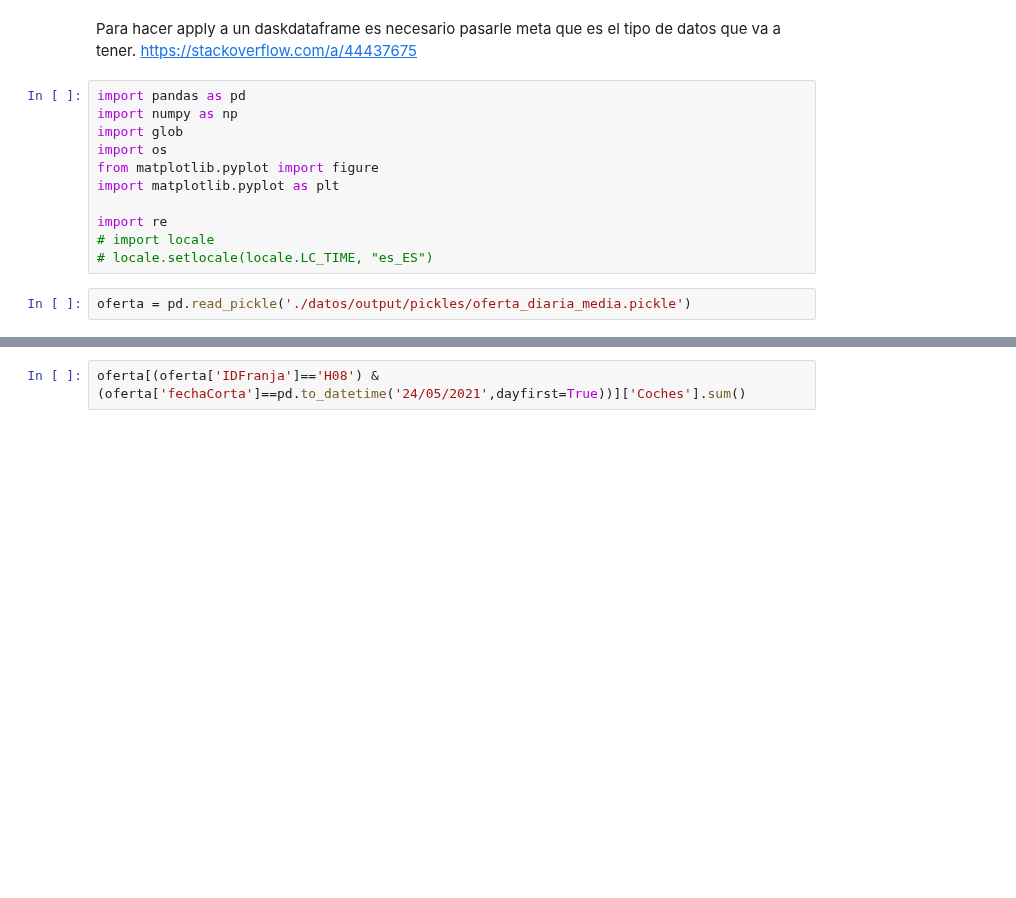
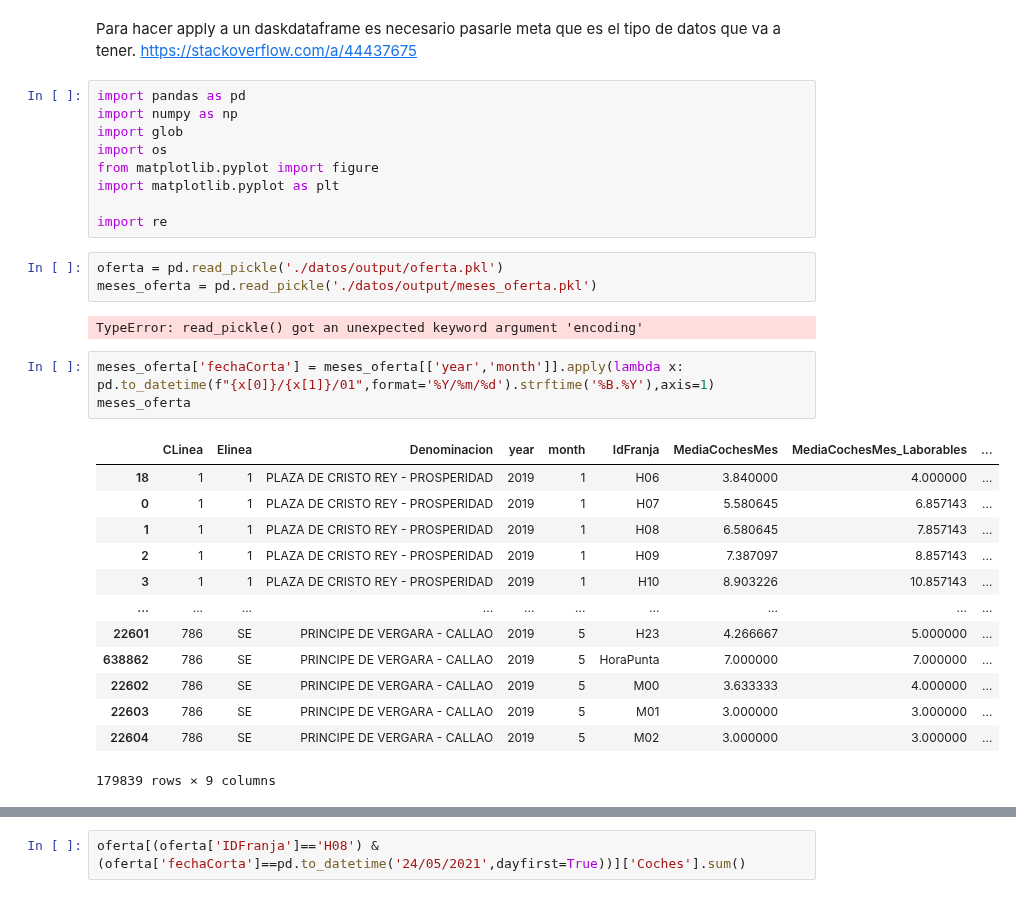
Before and after one commit to nacholopex/emt_madrid, a Jupyter notebook: 01.graficos.ipynb, the cells around one changed output, grey strips where cells are left out. Cells and saved outputs as stored; diff of their text form; blank space fills up the shorter version.

```diff
--- a/2022_emt_evolucion.ipynb
+++ b/01.graficos.ipynb
@@ -9,8 +9,26 @@ from matplotlib.pyplot import figure
 import matplotlib.pyplot as plt
 
 import re
-# import locale
-# locale.setlocale(locale.LC_TIME, "es_ES")
 # %%
-oferta = pd.read_pickle('./datos/output/pickles/oferta_diaria_media.pickle')
+oferta = pd.read_pickle('./datos/output/oferta.pkl')
+meses_oferta = pd.read_pickle('./datos/output/meses_oferta.pkl')
+# %% [output]
+TypeError: read_pickle() got an unexpected keyword argument 'encoding'
+# %%
+meses_oferta['fechaCorta'] = meses_oferta[['year','month']].apply(lambda x: pd.to_datetime(f"{x[0]}/{x[1]}/01",format='%Y/%m/%d').strftime('%B.%Y'),axis=1)
+meses_oferta
+# %% [output]
+|  | CLinea | Elinea | Denominacion | year | month | IdFranja | MediaCochesMes | MediaCochesMes_Laborables | ... |
+| 18 | 1 | 1 | PLAZA DE CRISTO REY - PROSPERIDAD | 2019 | 1 | H06 | 3.840000 | 4.000000 | ... |
+| 0 | 1 | 1 | PLAZA DE CRISTO REY - PROSPERIDAD | 2019 | 1 | H07 | 5.580645 | 6.857143 | ... |
+| 1 | 1 | 1 | PLAZA DE CRISTO REY - PROSPERIDAD | 2019 | 1 | H08 | 6.580645 | 7.857143 | ... |
+| 2 | 1 | 1 | PLAZA DE CRISTO REY - PROSPERIDAD | 2019 | 1 | H09 | 7.387097 | 8.857143 | ... |
+| 3 | 1 | 1 | PLAZA DE CRISTO REY - PROSPERIDAD | 2019 | 1 | H10 | 8.903226 | 10.857143 | ... |
+| ... | ... | ... | ... | ... | ... | ... | ... | ... | ... |
+| 22601 | 786 | SE | PRINCIPE DE VERGARA - CALLAO | 2019 | 5 | H23 | 4.266667 | 5.000000 | ... |
+| 638862 | 786 | SE | PRINCIPE DE VERGARA - CALLAO | 2019 | 5 | HoraPunta | 7.000000 | 7.000000 | ... |
+| 22602 | 786 | SE | PRINCIPE DE VERGARA - CALLAO | 2019 | 5 | M00 | 3.633333 | 4.000000 | ... |
+| 22603 | 786 | SE | PRINCIPE DE VERGARA - CALLAO | 2019 | 5 | M01 | 3.000000 | 3.000000 | ... |
+| 22604 | 786 | SE | PRINCIPE DE VERGARA - CALLAO | 2019 | 5 | M02 | 3.000000 | 3.000000 | ... |
+179839 rows × 9 columns
 # %%
```
Also changed, not shown: parts of 5 cells of this notebook, 4 other files.
